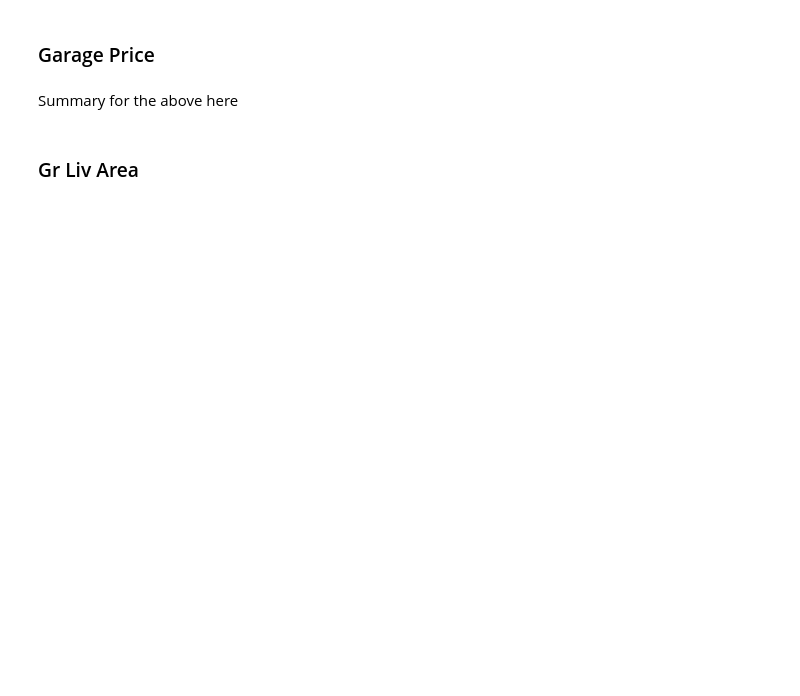
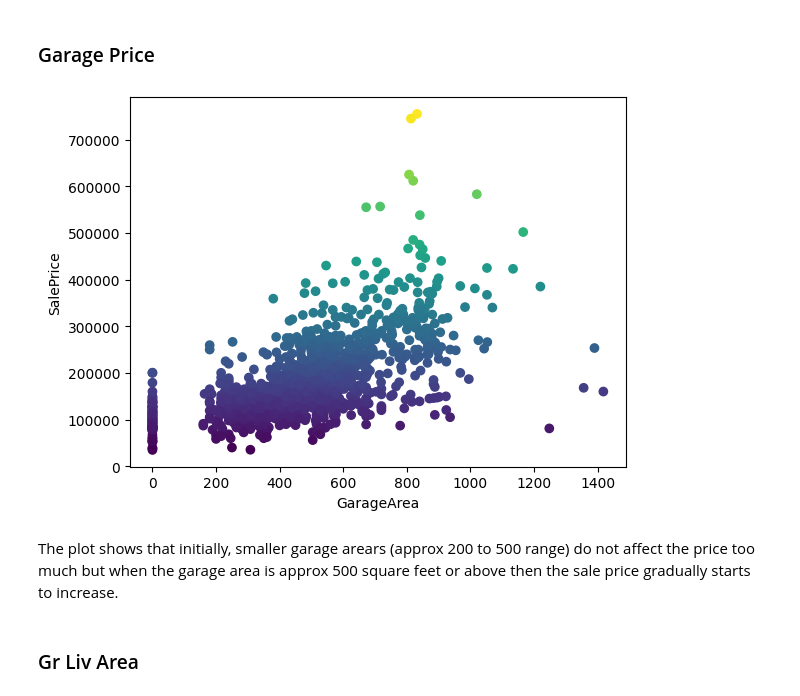
Before and after one commit to JohnStuartPhil/p5test, a Jupyter notebook: jupyter_notebooks/02 - Study.ipynb, the cells around one changed output. Cells and saved outputs as stored; diff of their text form; code cells hidden in the pictures; blank space fills up the shorter version.

```diff
--- a/jupyter_notebooks/02 - Study.ipynb
+++ b/jupyter_notebooks/02 - Study.ipynb
@@ -236,13 +217,15 @@ Summary for above here
 # %% [markdown]
 ### Garage Price
 # %%
-# x, y = 'GarageArea' , 'SalePrice'
-# plt.scatter(data=df, x=x, y=y, c=y)
-# plt.ylabel(y)
-# plt.xlabel(x)
-# plt.show()
+x, y = 'GarageArea' , 'SalePrice'
+plt.scatter(data=df, x=x, y=y, c=y)
+plt.ylabel(y)
+plt.xlabel(x)
+plt.show()
+# %% [output]
+[figure, added]
 # %% [markdown]
-Summary for the above here
+The plot shows that initially, smaller garage arears (approx 200 to 500 range) do not affect the price too much but when the garage area is approx 500 square feet or above then the sale price gradually starts to increase.
 # %% [markdown]
 ### Gr Liv Area
 # %%
```
Also changed, not shown: parts of 14 cells of this notebook, 5 other files.
